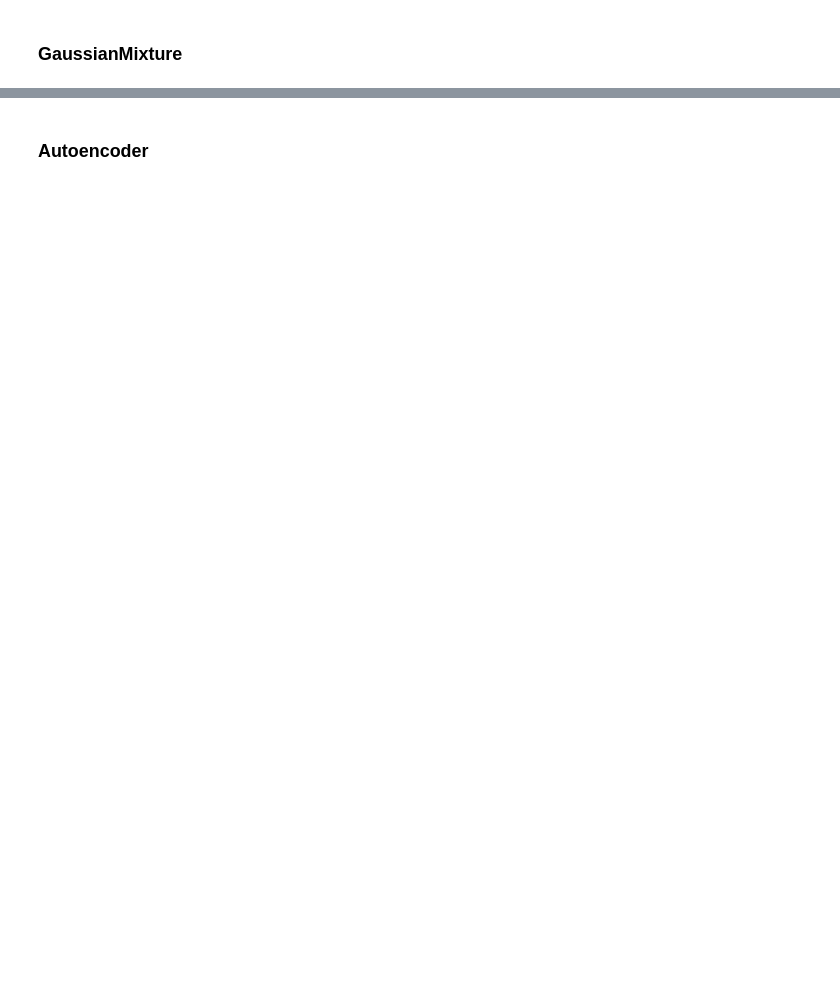
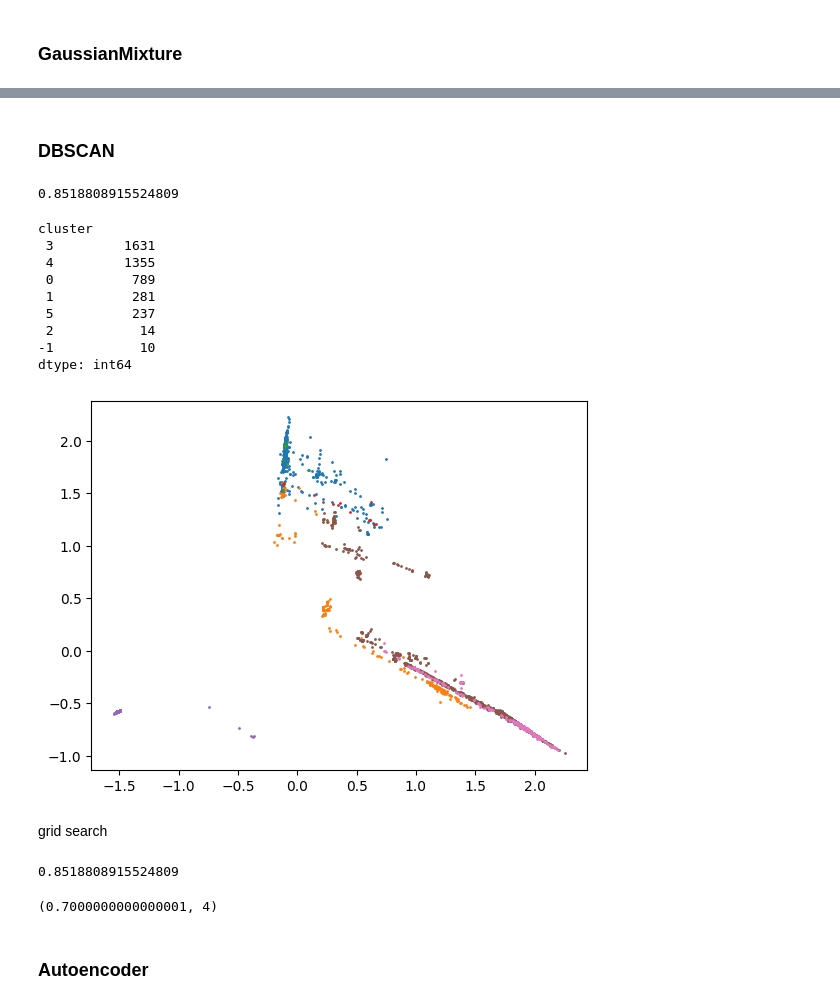
Before and after one commit to wei-coding/MLFN, a Jupyter notebook: Lab2/lab2.ipynb, the cells around one changed output, grey strips where cells are left out. Drawn from its saved outputs; the diff is of its cells as text; code cells hidden in the pictures; blank space fills up the shorter version.

```diff
--- a/Lab2/lab2.ipynb
+++ b/Lab2/lab2.ipynb
@@ -329,3 +420,50 @@ draw_cluster(_clustering)
+# %% [markdown]
+### DBSCAN
+# %%
+from sklearn.cluster import DBSCAN
+dbscan = DBSCAN(eps=0.7, min_samples=4)
+y_pred = dbscan.fit_predict(tf_data[selected])
+print(adjusted_mutual_info_score(ans["Cluster"], y_pred))
+# %% [output]
+0.8518808915524809
+# %%
+labels_ = pd.DataFrame(y_pred, columns=["cluster"])
+display(labels_.value_counts())
+_clustering = labels_.join(pd.DataFrame(reduced_data, columns=["x", "y"]))
+draw_cluster(_clustering)
+# %% [output]
+cluster
+ 3         1631
+ 4         1355
+ 0          789
+ 1          281
+ 5          237
+ 2           14
+-1           10
+dtype: int64
+[figure, added]
+# %% [markdown]
+grid search
+# %%
+import numpy as np
+# (eps, min_sample)
+grid = [(a, b) for b in range(2, 11, 1) for a in np.arange(0.1, 2.1, 0.1)]
+best = {"score": 0, "param": tuple()}
+for p in grid:
+    dbscan = DBSCAN(eps=p[0], min_samples=p[1])
+    y_pred = dbscan.fit_predict(tf_data[selected])
+    score = adjusted_mutual_info_score(ans["Cluster"], y_pred)
+    if score > best["score"]:
+        best["score"] = score
+        best["param"] = p
+
+print(best["score"])
+# %% [output]
+0.8518808915524809
+# %%
+print(best["param"])
+# %% [output]
+(0.7000000000000001, 4)
 # %% [markdown]
 ### Autoencoder
 # %%
```
Also changed, not shown: parts of 18 cells of this notebook, 2 other files.
